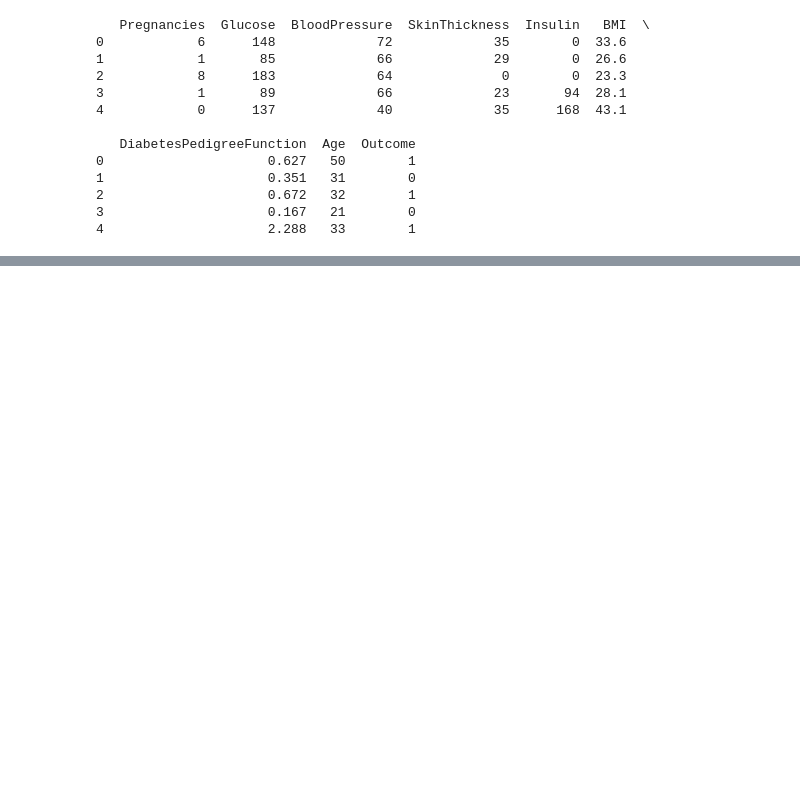
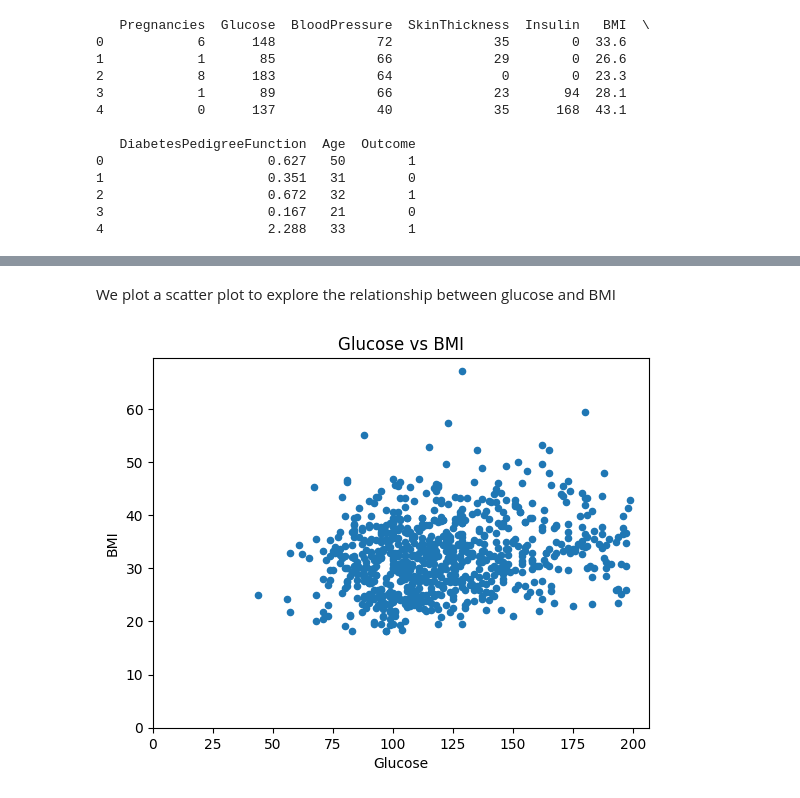
Before and after one commit to JamalMorales/Artificial-intelligence, a Jupyter notebook: Assignments/AF2_Data_Processing.ipynb, the cells around one changed output, grey strips where cells are left out. Saved outputs shown, nothing was run; the diff lists cells and outputs as text; code cells hidden in the pictures; blank space fills up the shorter version.

```diff
--- a/Assignments/AF2_Data_Processing.ipynb
+++ b/Assignments/AF2_Data_Processing.ipynb
@@ -78,0 +141,10 @@ plt.show()
+# %% [markdown]
+We plot a scatter plot to explore the relationship between glucose and BMI
+# %%
+# Glucose x BMI scatter plot
+zlessresult.plot(kind='scatter', x='Glucose', y='BMI', title='Glucose vs BMI')
+plt.xlim(left=0)
+plt.ylim(bottom=0)
+plt.show()
+# %% [output]
+[figure, added]
```
Also changed, not shown: parts of 22 cells of this notebook.
